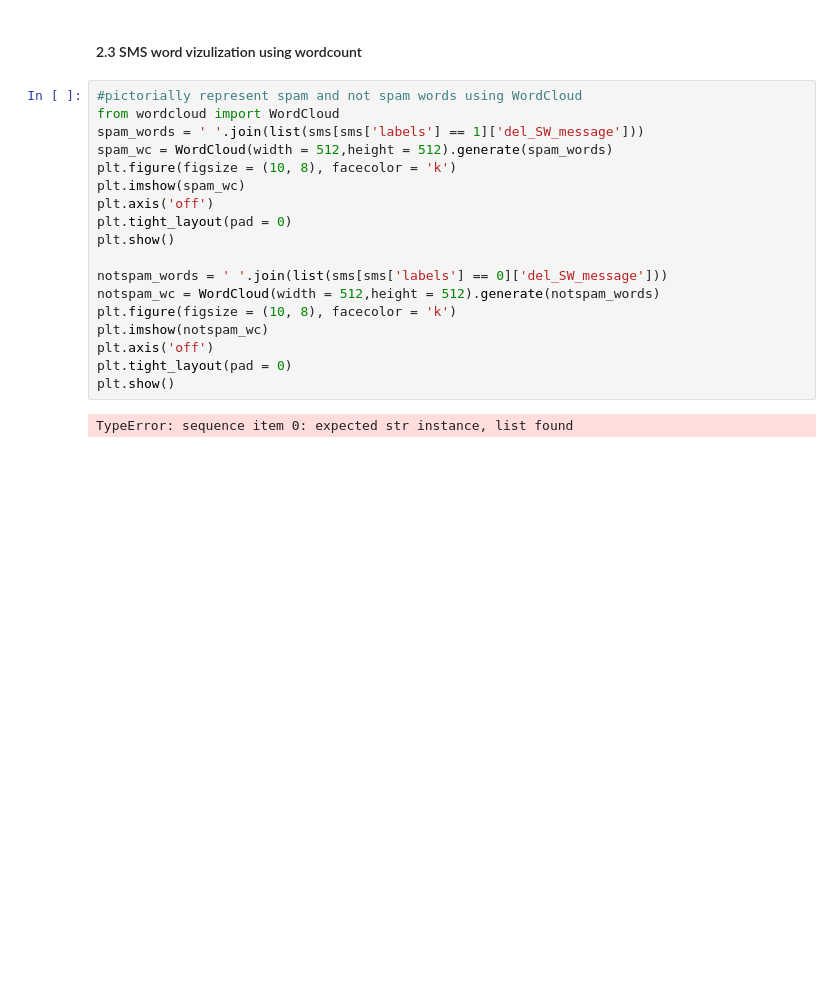
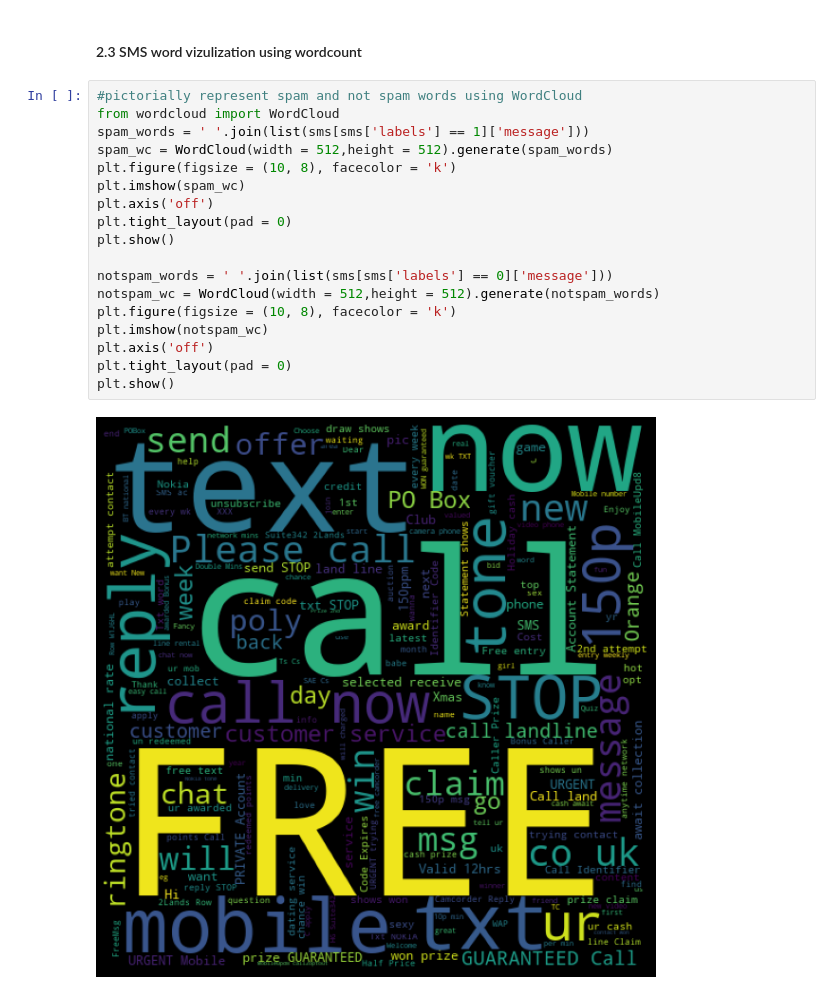
Before and after one commit to santoshapatil/Spam-Classifier, a Jupyter notebook: sms classifier.ipynb, the cells around one changed output. Drawn from its saved outputs; the diff is of its cells as text; blank space fills up the shorter version.

```diff
--- a/sms classifier.ipynb
+++ b/sms classifier.ipynb
@@ -197,20 +198,20 @@ plt.show()
 # %%
 #pictorially represent spam and not spam words using WordCloud
 from wordcloud import WordCloud
-spam_words = ' '.join(list(sms[sms['labels'] == 1]['del_SW_message']))
+spam_words = ' '.join(list(sms[sms['labels'] == 1]['message']))
 spam_wc = WordCloud(width = 512,height = 512).generate(spam_words)
 plt.figure(figsize = (10, 8), facecolor = 'k')
 plt.imshow(spam_wc)
 plt.axis('off')
 plt.tight_layout(pad = 0)
 plt.show()
 
-notspam_words = ' '.join(list(sms[sms['labels'] == 0]['del_SW_message']))
+notspam_words = ' '.join(list(sms[sms['labels'] == 0]['message']))
 notspam_wc = WordCloud(width = 512,height = 512).generate(notspam_words)
 plt.figure(figsize = (10, 8), facecolor = 'k')
 plt.imshow(notspam_wc)
 plt.axis('off')
 plt.tight_layout(pad = 0)
 plt.show()
 # %% [output]
-TypeError: sequence item 0: expected str instance, list found
+[figure, added]
```
Also changed, not shown: parts of 10 cells of this notebook.
